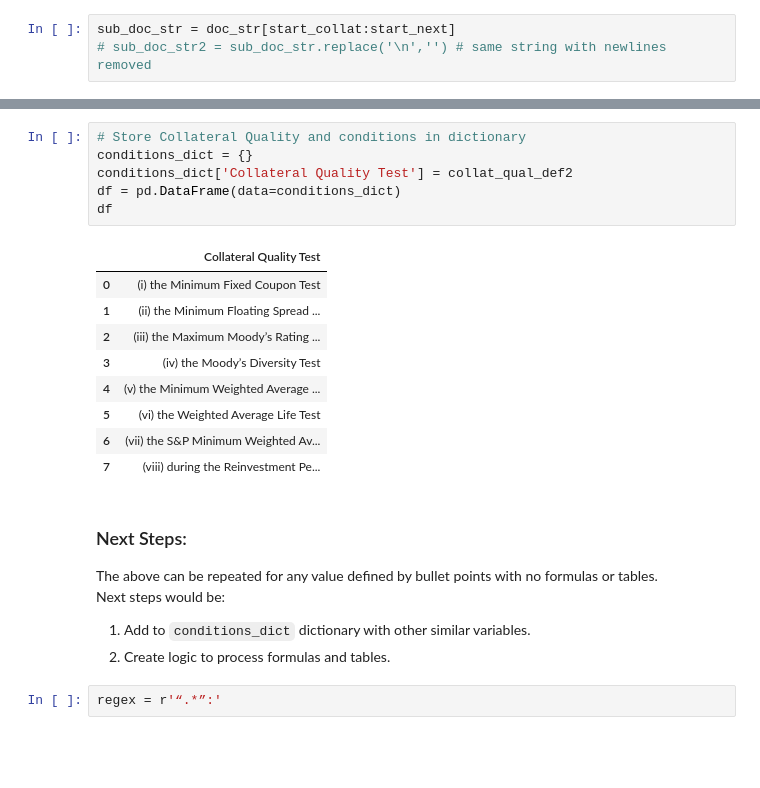
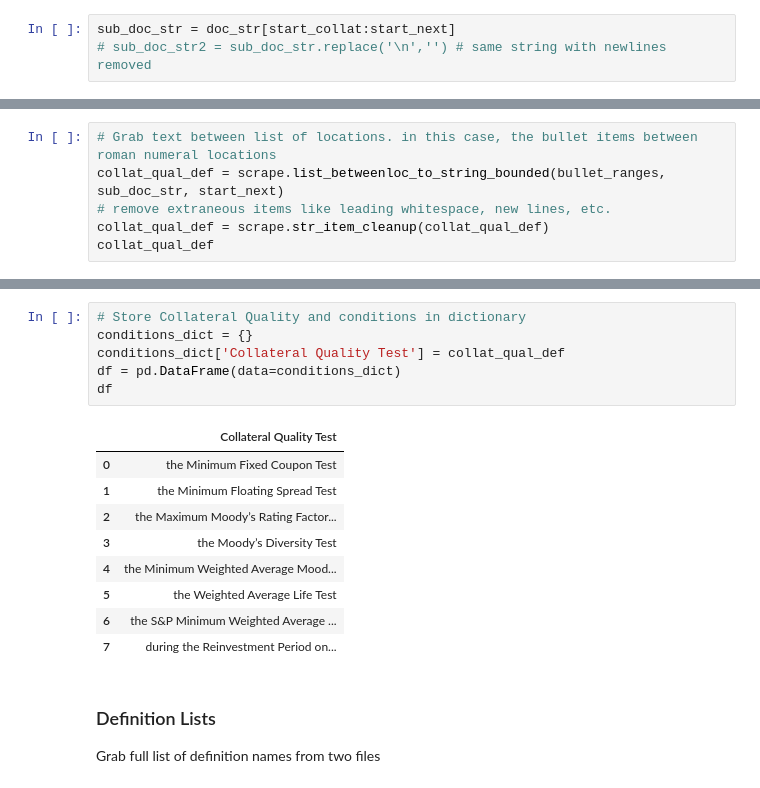
Before and after one commit to Nampai2Fire9/DS_Misc, a Jupyter notebook: VB/pdf_scrape1.ipynb, the cells around one changed output, grey strips where cells are left out. Drawn from its saved outputs; the diff is of its cells as text; blank space fills up the shorter version.

````diff
--- a/VB/pdf_scrape1.ipynb
+++ b/VB/pdf_scrape1.ipynb
@@ -115,0 +90,6 @@ collat_qual_def2
+# %%
+# Grab text between list of locations. in this case, the bullet items between roman numeral locations
+collat_qual_def = scrape.list_betweenloc_to_string_bounded(bullet_ranges, sub_doc_str, start_next)
+# remove extraneous items like leading whitespace, new lines, etc.
+collat_qual_def = scrape.str_item_cleanup(collat_qual_def)
+collat_qual_def
@@ -116,24 +105,19 @@ collat_qual_def2
 # %%
 # Store Collateral Quality and conditions in dictionary
 conditions_dict = {}
-conditions_dict['Collateral Quality Test'] = collat_qual_def2
+conditions_dict['Collateral Quality Test'] = collat_qual_def
 df = pd.DataFrame(data=conditions_dict)
 df
 # %% [output]
 |  | Collateral Quality Test |
-| 0 | (i) the Minimum Fixed Coupon Test |
-| 1 | (ii) the Minimum Floating Spread ... |
-| 2 | (iii) the Maximum Moody’s Rating ... |
-| 3 | (iv) the Moody’s Diversity Test |
-| 4 | (v) the Minimum Weighted Average ... |
-| 5 | (vi) the Weighted Average Life Test |
-| 6 | (vii) the S&P Minimum Weighted Av... |
-| 7 | (viii) during the Reinvestment Pe... |
+| 0 | the Minimum Fixed Coupon Test |
+| 1 | the Minimum Floating Spread Test |
+| 2 | the Maximum Moody’s Rating Factor... |
+| 3 | the Moody’s Diversity Test |
+| 4 | the Minimum Weighted Average Mood... |
+| 5 | the Weighted Average Life Test |
+| 6 | the S&P Minimum Weighted Average ... |
+| 7 | during the Reinvestment Period on... |
-# %% [markdown]
-### Next Steps:
-The above can be repeated for any value defined by bullet points with no formulas or tables. <br>
-Next steps would be: <br>
-1. Add to ```conditions_dict``` dictionary with other similar variables.
-2. Create logic to process formulas and tables.
-# %%
-regex = r'“.*”:'
+# %% [markdown]
+### Definition Lists
+Grab full list of definition names from two files
````
Also changed, not shown: parts of 14 cells of this notebook, 1 other file.
